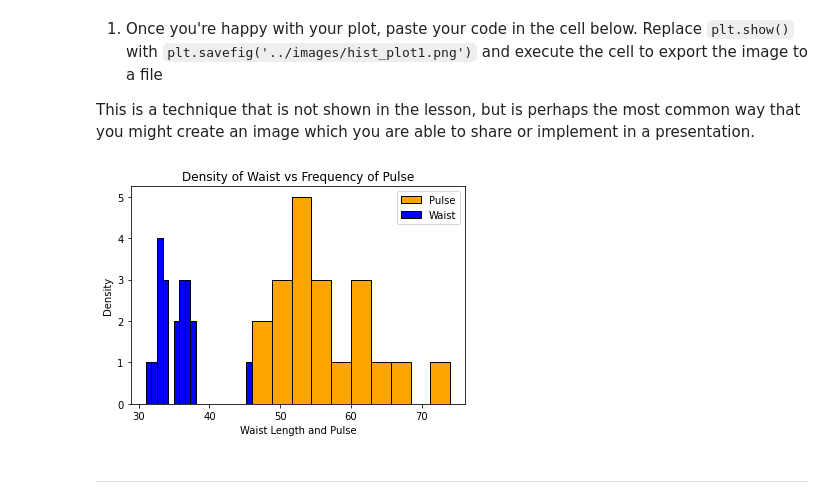
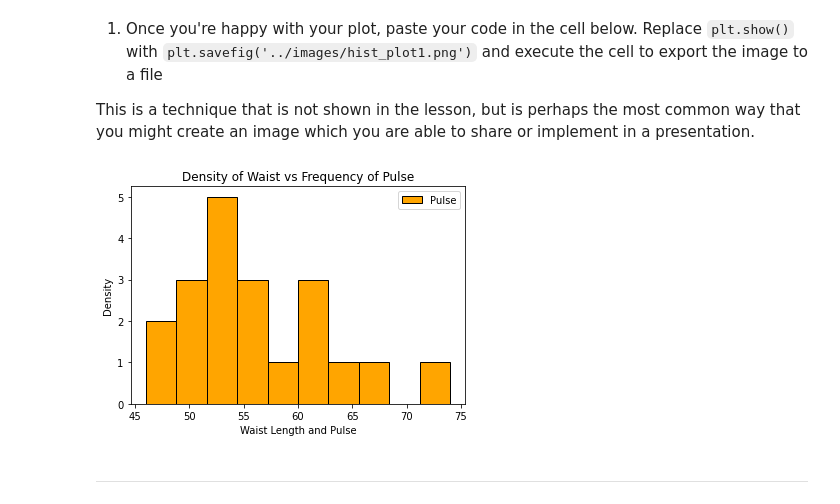
Before and after one commit to JeffBaksa/ds-precourse-histograms, a Jupyter notebook: notebooks/histogram_challenges.ipynb, the cells around one changed output. Cells and saved outputs as stored; diff of their text form; code cells hidden in the pictures.

```diff
--- a/notebooks/histogram_challenges.ipynb
+++ b/notebooks/histogram_challenges.ipynb
@@ -97,14 +97,14 @@ This is a technique that is not shown in the lesson, but is perhaps the most com
 # %%
 # Export histogram 1 here
 plt.hist(physical.Pulse, color='Orange', edgecolor='Black', label='Pulse')
-plt.hist(physical.Waist, bins=19, color='Blue', edgecolor='Black', label='Waist')
+#plt.hist(physical.Waist, bins=19, color='Blue', edgecolor='Black', label='Waist')
 plt.title('Density of Waist vs Frequency of Pulse')
 plt.xlabel('Waist Length and Pulse')
 plt.ylabel('Density')
 plt.legend()
 plt.savefig('../images/hist_plot1.png')
 # %% [output]
-[figure, old version]
+[figure, new version]
 # %% [markdown]
 ---
 # %%
```
Also changed, not shown: parts of 1 cell of this notebook.
